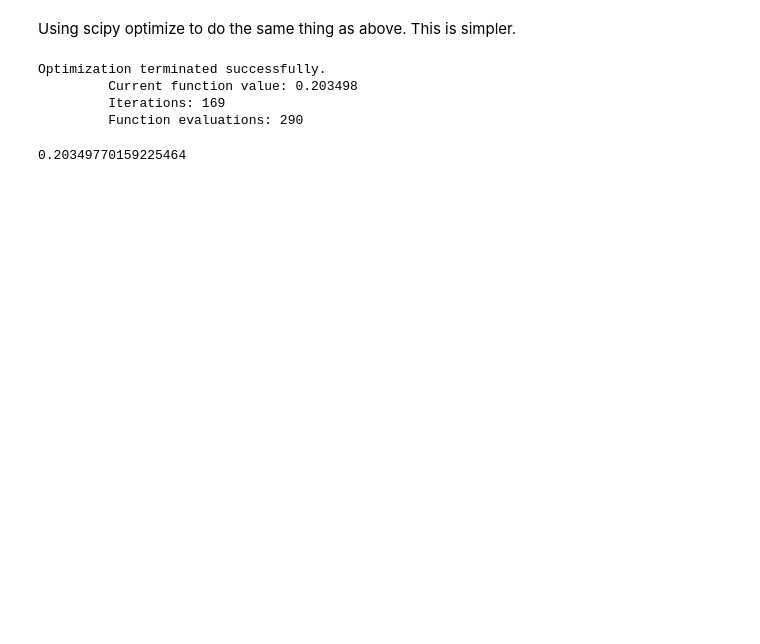
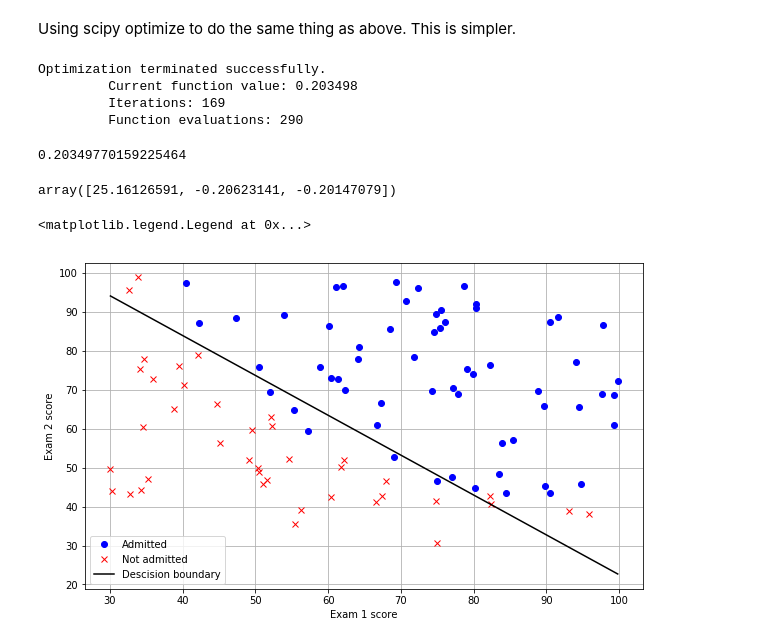
Before and after one commit to chriscross00/ML_Ng, a Jupyter notebook: ML_ex2/ex2_lab.ipynb, the cells around one changed output. Cells and saved outputs as stored; diff of their text form; code cells hidden in the pictures; blank space fills up the shorter version.

```diff
--- a/ML_ex2/ex2_lab.ipynb
+++ b/ML_ex2/ex2_lab.ipynb
@@ -32,4 +35,6 @@ plt.legend(['Admitted', 'Not admitted'])
 # %% [markdown]
 Inserting a column of 1's in the x array
 # %%
+m, n = x.shape
 x = np.insert(x, 0, 1, axis=1)
+x.shape
@@ -90,3 +89,17 @@ Optimization terminated successfully.
 cost(theta_sci, x, y)
 # %% [output]
 0.20349770159225464
+# %%
+theta_sci
+# %% [output]
+array([25.16126591, -0.20623141, -0.20147079])
+# %%
+boundary_x = np.array([np.min(x[:,1]), np.max(x[:,1])])
+boundary_y = (-1./theta_sci[2])*(theta_sci[0] + theta_sci[1]*boundary_x)
+
+plot_admit()
+plt.plot(boundary_x, boundary_y, 'k-', label = 'Descision boundary')
+plt.legend()
+# %% [output]
+<matplotlib.legend.Legend at 0x...>
+[figure, added]
```
Also changed, not shown: parts of 5 cells of this notebook.
